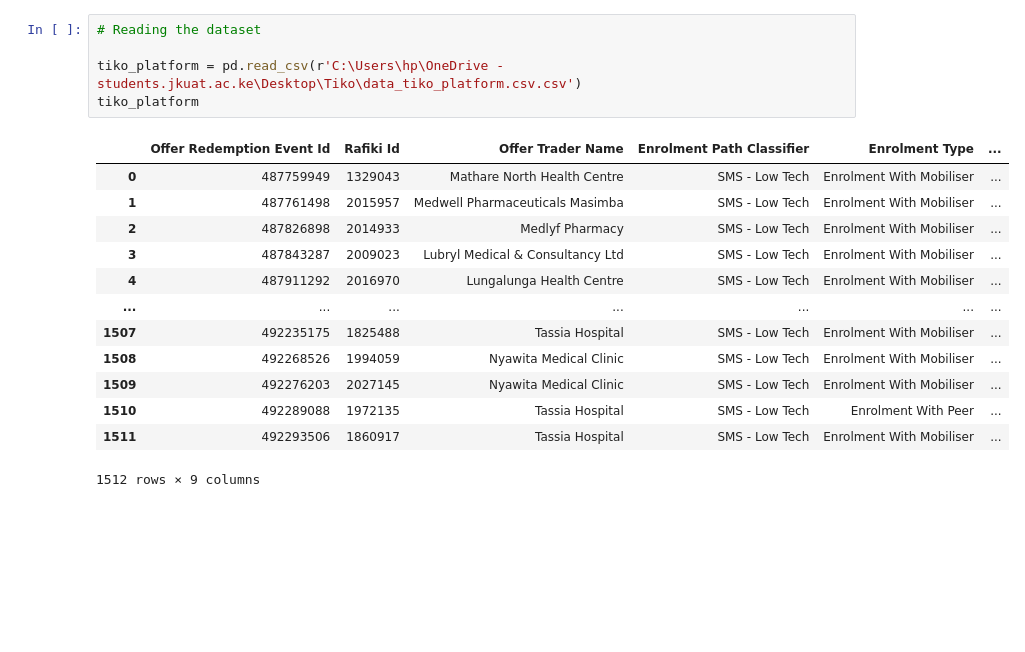
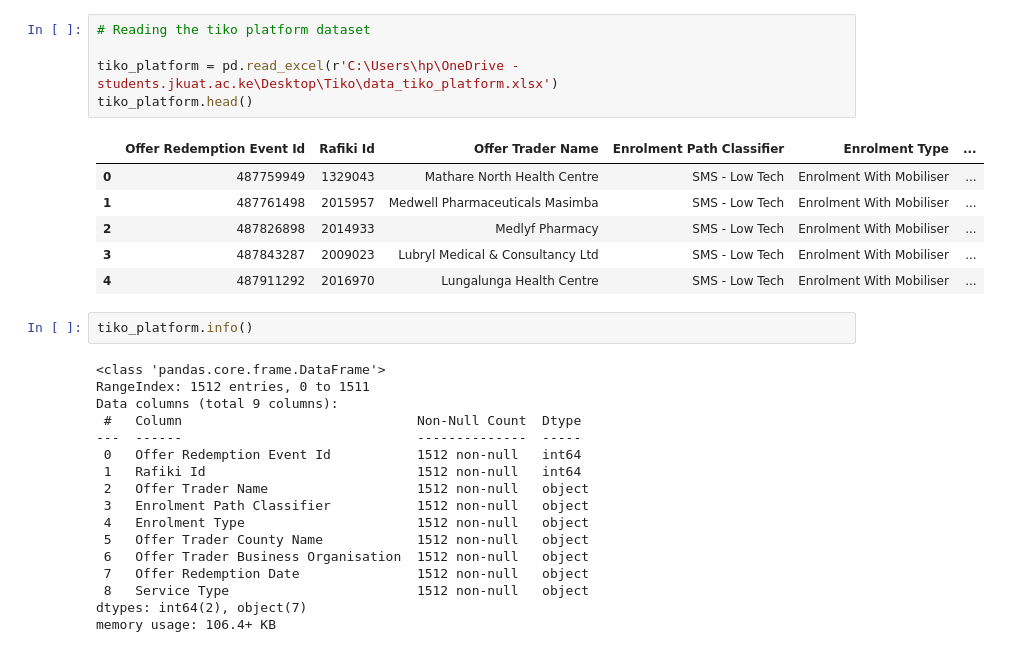
Before and after one commit to Tilda98/Risk_Analyst_Practical, a Jupyter notebook: notebooks/data_cleaning.ipynb, the cells around one changed output. Saved outputs shown, nothing was run; the diff lists cells and outputs as text; blank space fills up the shorter version.

Commit message:
Completed data cleaning

```diff
--- a/notebooks/data_cleaning.ipynb
+++ b/notebooks/data_cleaning.ipynb
@@ -21,19 +48,31 @@ call_center
 # %%
-# Reading the dataset
+# Reading the tiko platform dataset
 
-tiko_platform = pd.read_csv(r'C:\Users\hp\OneDrive - students.jkuat.ac.ke\Desktop\Tiko\data_tiko_platform.csv.csv')
-tiko_platform
+tiko_platform = pd.read_excel(r'C:\Users\hp\OneDrive - students.jkuat.ac.ke\Desktop\Tiko\data_tiko_platform.xlsx')
+tiko_platform.head()
 # %% [output]
 |  | Offer Redemption Event Id | Rafiki Id | Offer Trader Name | Enrolment Path Classifier | Enrolment Type | ... |
 | 0 | 487759949 | 1329043 | Mathare North Health Centre | SMS - Low Tech | Enrolment With Mobiliser | ... |
 | 1 | 487761498 | 2015957 | Medwell Pharmaceuticals Masimba | SMS - Low Tech | Enrolment With Mobiliser | ... |
 | 2 | 487826898 | 2014933 | Medlyf Pharmacy | SMS - Low Tech | Enrolment With Mobiliser | ... |
 | 3 | 487843287 | 2009023 | Lubryl Medical & Consultancy Ltd | SMS - Low Tech | Enrolment With Mobiliser | ... |
 | 4 | 487911292 | 2016970 | Lungalunga Health Centre | SMS - Low Tech | Enrolment With Mobiliser | ... |
-| ... | ... | ... | ... | ... | ... | ... |
-| 1507 | 492235175 | 1825488 | Tassia Hospital | SMS - Low Tech | Enrolment With Mobiliser | ... |
-| 1508 | 492268526 | 1994059 | Nyawita Medical Clinic | SMS - Low Tech | Enrolment With Mobiliser | ... |
-| 1509 | 492276203 | 2027145 | Nyawita Medical Clinic | SMS - Low Tech | Enrolment With Mobiliser | ... |
-| 1510 | 492289088 | 1972135 | Tassia Hospital | SMS - Low Tech | Enrolment With Peer | ... |
-| 1511 | 492293506 | 1860917 | Tassia Hospital | SMS - Low Tech | Enrolment With Mobiliser | ... |
-1512 rows × 9 columns
+# %%
+tiko_platform.info()
+# %% [output]
+<class 'pandas.core.frame.DataFrame'>
+RangeIndex: 1512 entries, 0 to 1511
+Data columns (total 9 columns):
+ #   Column                              Non-Null Count  Dtype
+---  ------                              --------------  -----
+ 0   Offer Redemption Event Id           1512 non-null   int64
+ 1   Rafiki Id                           1512 non-null   int64
+ 2   Offer Trader Name                   1512 non-null   object
+ 3   Enrolment Path Classifier           1512 non-null   object
+ 4   Enrolment Type                      1512 non-null   object
+ 5   Offer Trader County Name            1512 non-null   object
+ 6   Offer Trader Business Organisation  1512 non-null   object
+ 7   Offer Redemption Date               1512 non-null   object
+ 8   Service Type                        1512 non-null   object
+dtypes: int64(2), object(7)
+memory usage: 106.4+ KB
```
Also changed, not shown: parts of 25 cells of this notebook, 4 other files.
